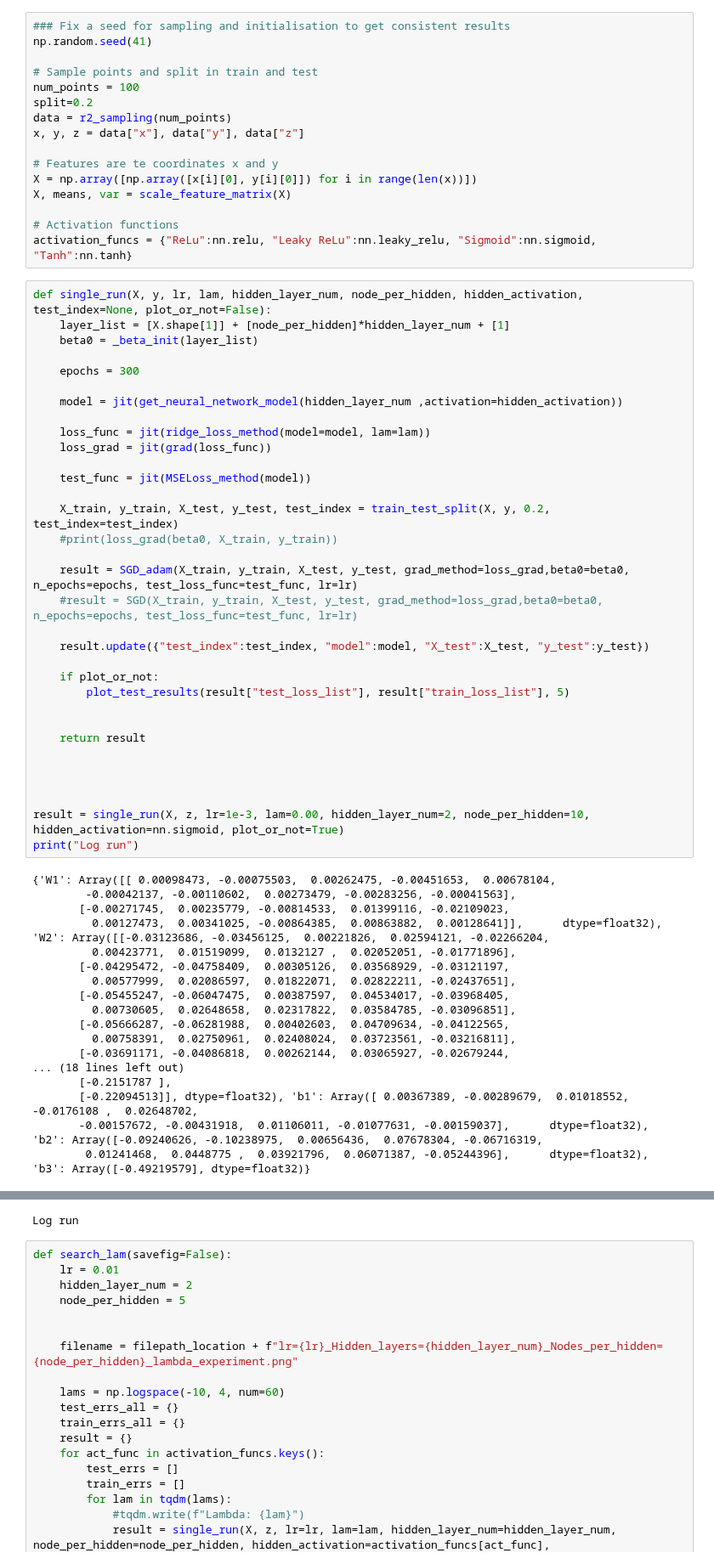
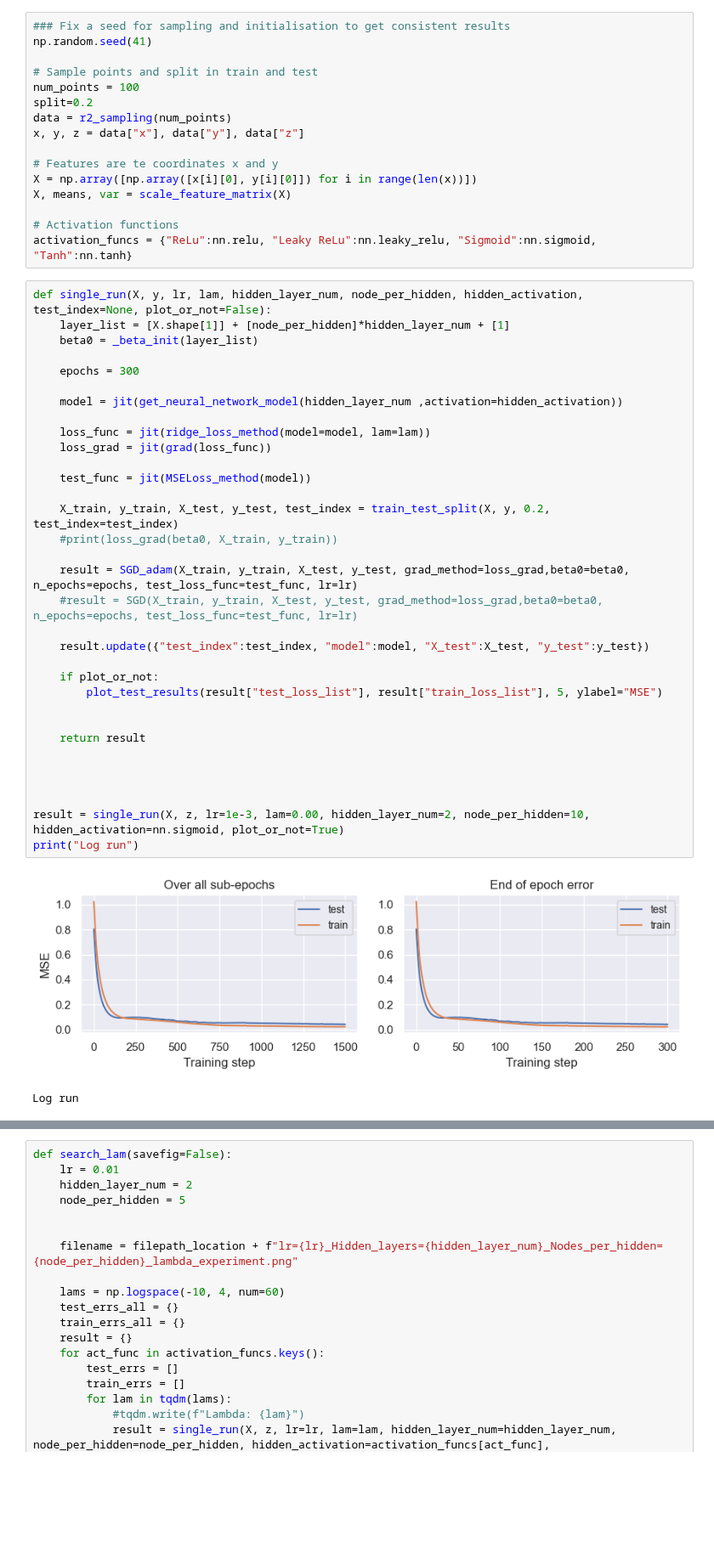
Before and after one commit to Trond01/Project2_FYS-STK4155, a Jupyter notebook: Runs/bc.ipynb, the cells around one changed output, grey strips where cells are left out. Shown at 85% size. Cells and saved outputs as stored; diff of their text form; blank space fills up the shorter version.

```diff
--- a/Runs/bc.ipynb
+++ b/Runs/bc.ipynb
@@ -68,48 +68,33 @@ def single_run(X, y, lr, lam, hidden_layer_num, node_per_hidden, hidden_activati
     beta0 = _beta_init(layer_list)
 
     epochs = 300
 
     model = jit(get_neural_network_model(hidden_layer_num ,activation=hidden_activation))
 
     loss_func = jit(ridge_loss_method(model=model, lam=lam))
     loss_grad = jit(grad(loss_func))
 
     test_func = jit(MSELoss_method(model))
 
     X_train, y_train, X_test, y_test, test_index = train_test_split(X, y, 0.2, test_index=test_index)
     #print(loss_grad(beta0, X_train, y_train))
 
     result = SGD_adam(X_train, y_train, X_test, y_test, grad_method=loss_grad,beta0=beta0, n_epochs=epochs, test_loss_func=test_func, lr=lr)
     #result = SGD(X_train, y_train, X_test, y_test, grad_method=loss_grad,beta0=beta0, n_epochs=epochs, test_loss_func=test_func, lr=lr)
 
     result.update({"test_index":test_index, "model":model, "X_test":X_test, "y_test":y_test})
 
     if plot_or_not:
-        plot_test_results(result["test_loss_list"], result["train_loss_list"], 5)
+        plot_test_results(result["test_loss_list"], result["train_loss_list"], 5, ylabel="MSE")
 
 
     return result
 
 
 
 
 result = single_run(X, z, lr=1e-3, lam=0.00, hidden_layer_num=2, node_per_hidden=10, hidden_activation=nn.sigmoid, plot_or_not=True)
 print("Log run")
 # %% [output]
+[figure, new version]
-{'W1': Array([[ 0.00098473, -0.00075503,  0.00262475, -0.00451653,  0.00678104,
-        -0.00042137, -0.00110602,  0.00273479, -0.00283256, -0.00041563],
-       [-0.00271745,  0.00235779, -0.00814533,  0.01399116, -0.02109023,
-         0.00127473,  0.00341025, -0.00864385,  0.00863882,  0.00128641]],      dtype=float32), 'W2': Array([[-0.03123686, -0.03456125,  0.00221826,  0.02594121, -0.02266204,
-         0.00423771,  0.01519099,  0.0132127 ,  0.02052051, -0.01771896],
-       [-0.04295472, -0.04758409,  0.00305126,  0.03568929, -0.03121197,
-         0.00577999,  0.02086597,  0.01822071,  0.02822211, -0.02437651],
-       [-0.05455247, -0.06047475,  0.00387597,  0.04534017, -0.03968405,
-         0.00730605,  0.02648658,  0.02317822,  0.03584785, -0.03096851],
-       [-0.05666287, -0.06281988,  0.00402603,  0.04709634, -0.04122565,
-         0.00758391,  0.02750961,  0.02408024,  0.03723561, -0.03216811],
-       [-0.03691171, -0.04086818,  0.00262144,  0.03065927, -0.02679244,
-... (18 lines left out)
-       [-0.2151787 ],
-       [-0.22094513]], dtype=float32), 'b1': Array([ 0.00367389, -0.00289679,  0.01018552, -0.0176108 ,  0.02648702,
-       -0.00157672, -0.00431918,  0.01106011, -0.01077631, -0.00159037],      dtype=float32), 'b2': Array([-0.09240626, -0.10238975,  0.00656436,  0.07678304, -0.06716319,
-        0.01241468,  0.0448775 ,  0.03921796,  0.06071387, -0.05244396],      dtype=float32), 'b3': Array([-0.49219579], dtype=float32)}
+Log run
@@ -117,4 +101,3 @@ print("Log run")
-Log run
 # %%
 def search_lam(savefig=False):
     lr = 0.01
```
Also changed, not shown: parts of 3 cells of this notebook, 1 other file.
